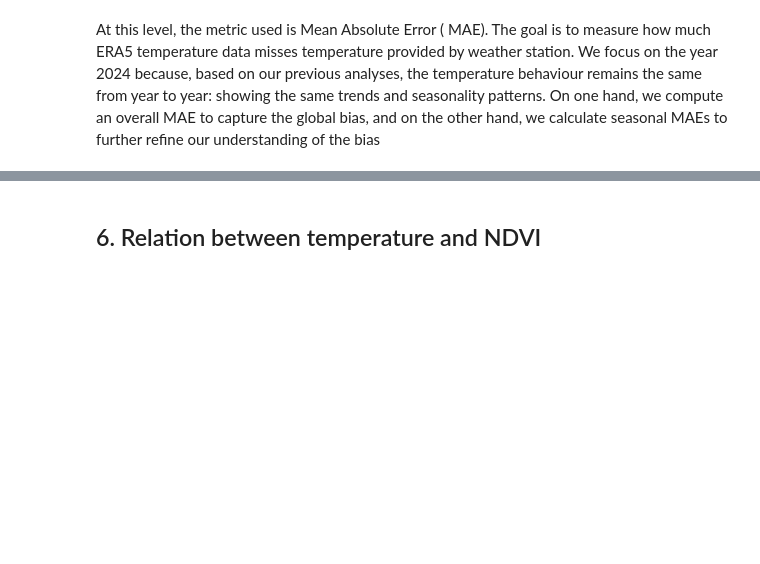
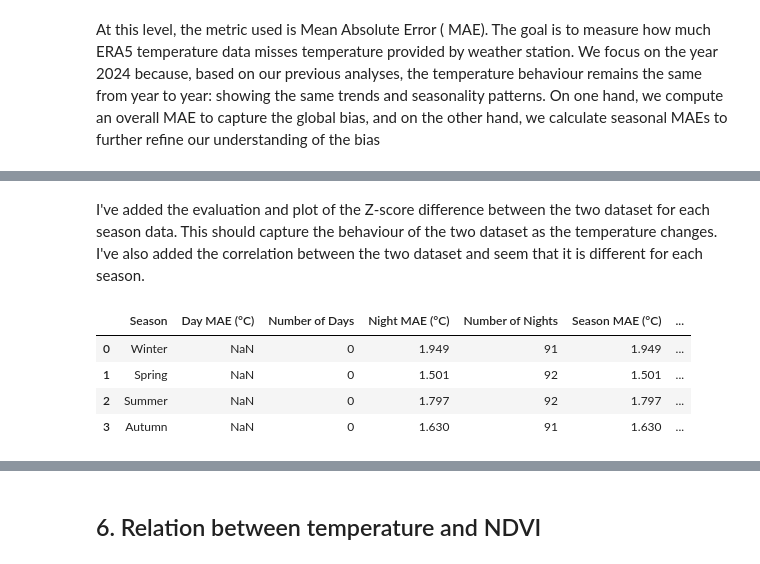
Before and after one commit to AlecNul/GenHack-Team28, a Jupyter notebook: src/week3_team28.ipynb, the cells around one changed output, grey strips where cells are left out. Cells and saved outputs as stored; diff of their text form; code cells hidden in the pictures; blank space fills up the shorter version.

```diff
--- a/src/week3_team28.ipynb
+++ b/src/week3_team28.ipynb
@@ -301,0 +286,46 @@ Autumn           NaN                0         272.727                91
+# %% [markdown]
+I've added the evaluation and plot of the Z-score difference between the two dataset for each season data. This should capture the behaviour of the two dataset as the temperature changes. I've also added the correlation between the two dataset and seem that it is different for each season.
+# %%
+# Metrics calculation
+summary_data = []
+zscore_diff = []
+
+for season in ['Winter', 'Spring', 'Summer', 'Autumn']:
+    season_data = comparison_df[comparison_df['season'] == season]
+    zscore_diff = compute_zscore_diff(season_data)
+    correlation = compute_correlation(season_data)
+    # Day
+    day_data = season_data[season_data['day_night'] == 'Day']
+    mae_day = day_data['absolute_error'].mean() if len(day_data) > 0 else np.nan
+    n_day = len(day_data)
+
+    # Night
+    night_data = season_data[season_data['day_night'] == 'Night']
+    mae_night = night_data['absolute_error'].mean() if len(night_data) > 0 else np.nan
+    n_night = len(night_data)
+
+    # Global season
+    mae_global_season = season_data['absolute_error'].mean()
+
+    summary_data.append({
+        'Season': season,
+        'Day MAE (°C)': mae_day,
+        'Number of Days ': n_day,
+        'Night MAE (°C)': mae_night,
+        'Number of Nights': n_night,
+        'Season MAE (°C)': mae_global_season,
+        'Season Z-score diff' : zscore_diff,
+        'Correlation'         : correlation
+    })
+
+summary_df = pd.DataFrame(summary_data)
+summary_df = summary_df.round(3)
+
+#print(summary_df.to_string(index=False))
+summary_df.head()
+# %% [output]
+|  | Season | Day MAE (°C) | Number of Days | Night MAE (°C) | Number of Nights | Season MAE (°C) | ... |
+| 0 | Winter | NaN | 0 | 1.949 | 91 | 1.949 | ... |
+| 1 | Spring | NaN | 0 | 1.501 | 92 | 1.501 | ... |
+| 2 | Summer | NaN | 0 | 1.797 | 92 | 1.797 | ... |
+| 3 | Autumn | NaN | 0 | 1.630 | 91 | 1.630 | ... |
```
Also changed, not shown: parts of 15 cells of this notebook.
